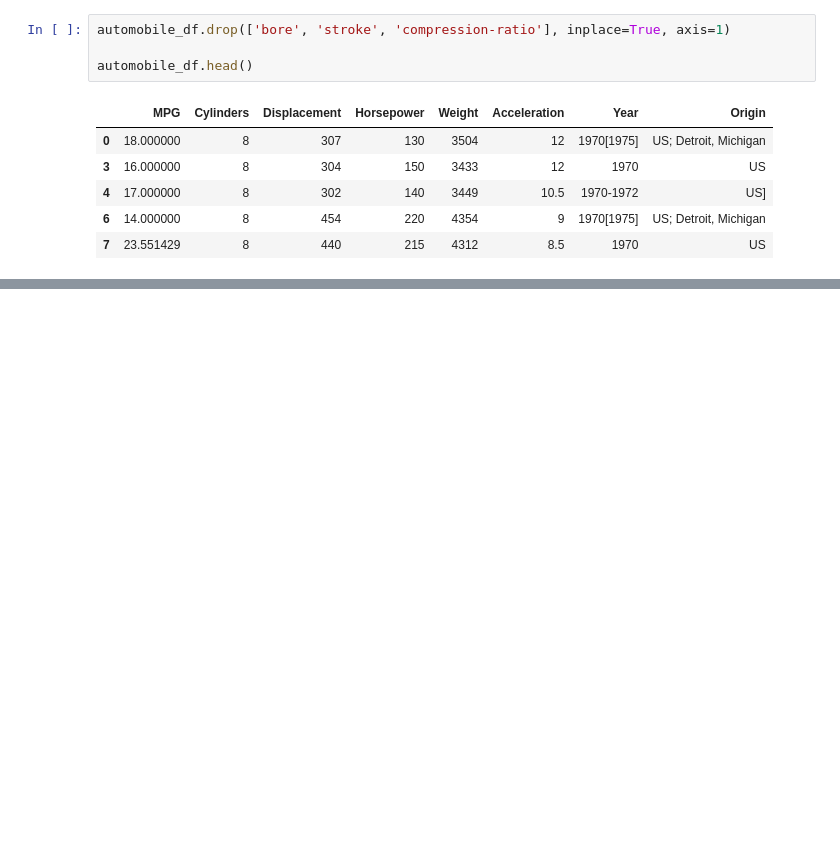
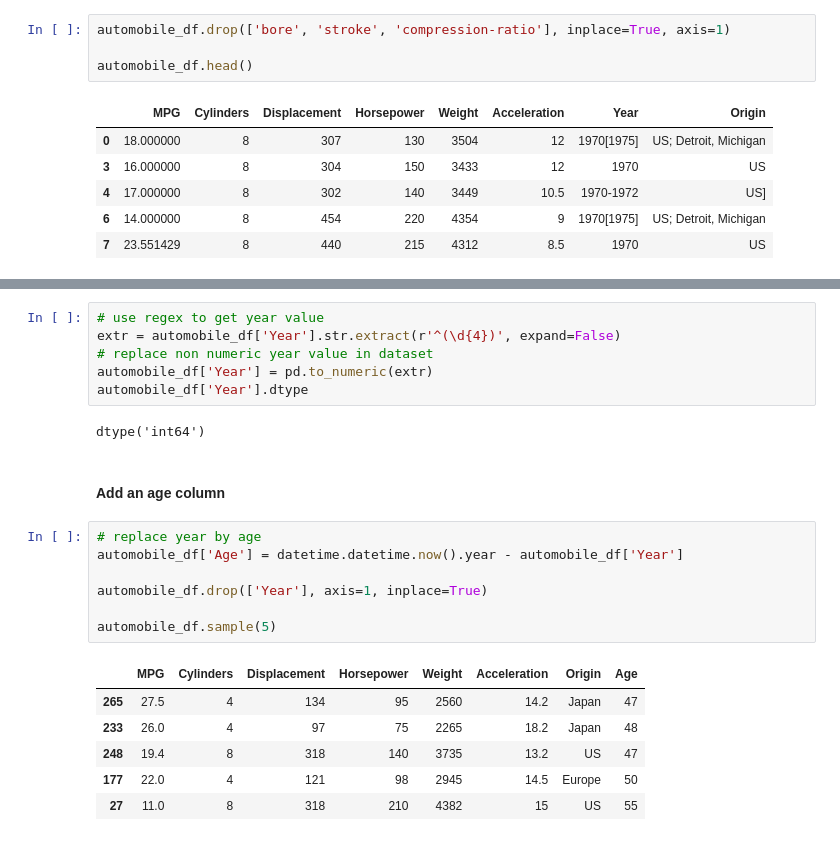
Before and after one commit to JuMaLaB/ML-preparing-data, a Jupyter notebook: demo/m03.1-ReadCleanExploreDataset.ipynb, the cells around one changed output, grey strips where cells are left out. Cells and saved outputs as stored; diff of their text form; blank space fills up the shorter version.

```diff
--- a/demo/m03.1-ReadCleanExploreDataset.ipynb
+++ b/demo/m03.1-ReadCleanExploreDataset.ipynb
@@ -118,0 +140,24 @@ automobile_df.head()
+# %%
+# use regex to get year value
+extr = automobile_df['Year'].str.extract(r'^(\d{4})', expand=False)
+# replace non numeric year value in dataset
+automobile_df['Year'] = pd.to_numeric(extr)
+automobile_df['Year'].dtype
+# %% [output]
+dtype('int64')
+# %% [markdown]
+#### Add an age column
+# %%
+# replace year by age
+automobile_df['Age'] = datetime.datetime.now().year - automobile_df['Year']
+
+automobile_df.drop(['Year'], axis=1, inplace=True)
+
+automobile_df.sample(5)
+# %% [output]
+|  | MPG | Cylinders | Displacement | Horsepower | Weight | Acceleration | Origin | Age |
+| 265 | 27.5 | 4 | 134 | 95 | 2560 | 14.2 | Japan | 47 |
+| 233 | 26.0 | 4 | 97 | 75 | 2265 | 18.2 | Japan | 48 |
+| 248 | 19.4 | 8 | 318 | 140 | 3735 | 13.2 | US | 47 |
+| 177 | 22.0 | 4 | 121 | 98 | 2945 | 14.5 | Europe | 50 |
+| 27 | 11.0 | 8 | 318 | 210 | 4382 | 15 | US | 55 |
```
Also changed, not shown: parts of 9 cells of this notebook.
